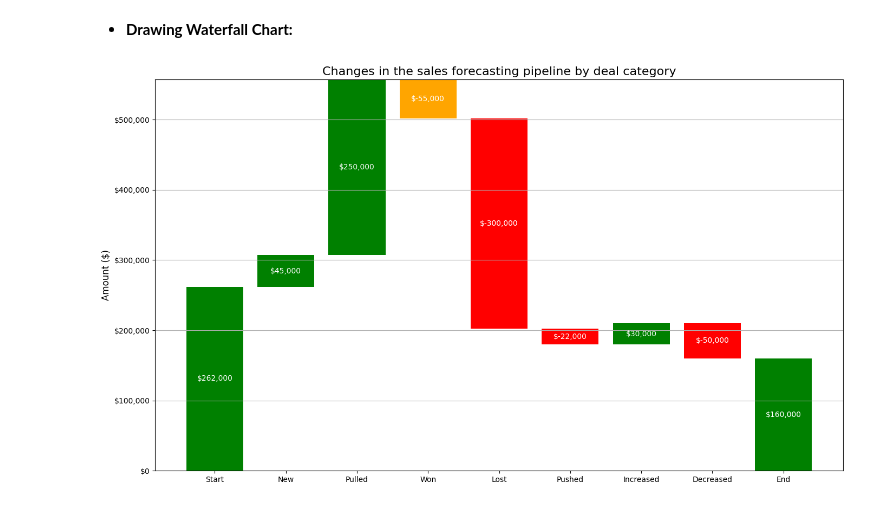
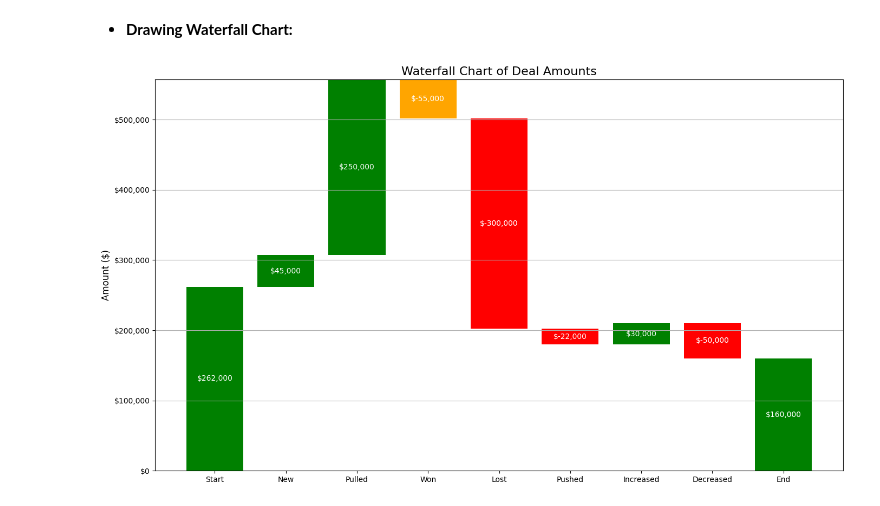
Before and after one commit to Romuald2014/WATERFALL-PROJECT, a Jupyter notebook: Waterfall_Sales_Forecast.ipynb, the cells around one changed output. Saved outputs shown, nothing was run; the diff lists cells and outputs as text; code cells hidden in the pictures.

```diff
--- a/Waterfall_Sales_Forecast.ipynb
+++ b/Waterfall_Sales_Forecast.ipynb
@@ -189,50 +176,39 @@ end_pipeline_sum = end_pipeline['amount'].sum()
 # %%
 # Adjust waterfall values and labels to include the new categories
 waterfall_values = [
-    start_pipeline_sum,
+    initial_pipeline_sum,
     new_deals_sum,
     pulled_deals_sum,
-    deals_won_sum,
-    deals_lost_sum,
-    deals_out_pushed_sum,
-    increased_amount_sum,
-    decreased_amount_sum,
-    end_pipeline_sum
+    all_deals_won_sum,
+    all_deals_lost_sum,
+    pushed_out_deals_sum,
+    increased_deals_sum,
+    decreased_deals_sum,
+    final_pipeline_sum
 ]
-
 cumulative = [0] + [sum(waterfall_values[:i+1]) for i in range(len(waterfall_values)-1)]
 cumulative[-1] = 0  # Set the base of the last bar to 0
 
 # Update labels
 labels = ['Start', 'New', 'Pulled', 'Won', 'Lost', 'Pushed', 'Increased', 'Decreased', 'End']
 
 # Create the waterfall chart with adjusted positions and formatted numbers
 fig, ax = plt.subplots(figsize=(14, 8))
-bars = ax.bar(
-    labels, waterfall_values,
-    bottom=cumulative, align='center',
-    color=['green', 'green', 'green', 'orange', 'red', 'red', 'green', 'red', 'green']
-)
+bars = ax.bar(labels, waterfall_values, bottom=cumulative, align='center', color=['green', 'green', 'green', 'orange', 'red', 'red', 'green', 'red', 'green'])
 
 # Displaying values on bars
 for i, bar in enumerate(bars):
     yval = bar.get_height()
-    ax.text(
-        bar.get_x() + bar.get_width()/2,
-        cumulative[i] + yval/2,
-        usd_currency_format(yval),
-        ha='center', va='center',
-        fontsize=10, color='white'
-    )
+    ax.text(bar.get_x() + bar.get_width()/2, cumulative[i] + yval/2, format_usd_currency(yval), ha='center', va='center', fontsize=10, color='white')
 
 # Setting the title, labels, and tick formatting
-ax.set_title('Changes in the sales forecasting pipeline by deal category', fontsize=16)
+ax.set_title('Waterfall Chart of Deal Amounts', fontsize=16)
 ax.set_ylabel('Amount ($)', fontsize=12)
-ax.yaxis.set_major_formatter(plt.FuncFormatter(lambda x, loc: usd_currency_format(x)))
+ax.yaxis.set_major_formatter(plt.FuncFormatter(lambda x, loc: format_usd_currency(x)))
 ax.grid(axis='y')
 
 # Display the chart
 plt.tight_layout()
 plt.show()
 # %% [output]
-[figure, old version]
+[figure, new version]
```
Also changed, not shown: parts of 2 cells of this notebook.
